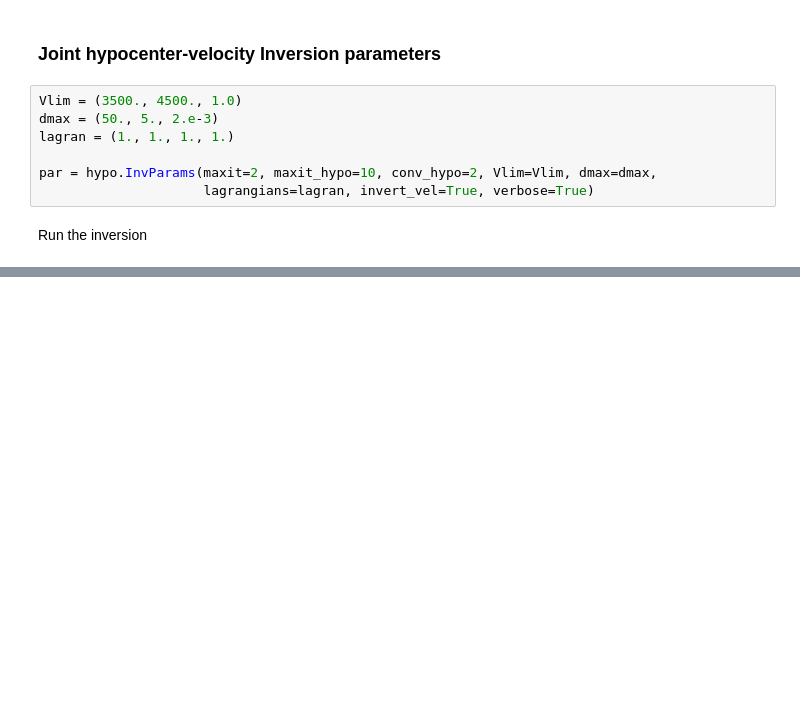
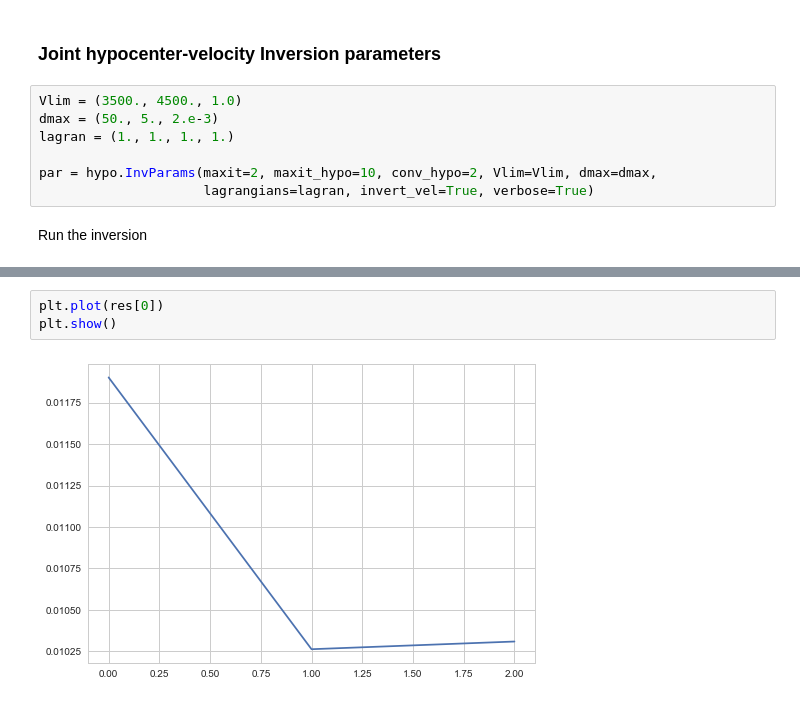
Before and after one commit to groupeLIAMG/hypopy, a Jupyter notebook: hypopy-tutorial.ipynb, the cells around one changed output, grey strips where cells are left out. Cells and saved outputs as stored; diff of their text form; blank space fills up the shorter version.

```diff
--- a/hypopy-tutorial.ipynb
+++ b/hypopy-tutorial.ipynb
@@ -235,0 +240,5 @@ Iteration 2 - Updating velocity model
+# %%
+plt.plot(res[0])
+plt.show()
+# %% [output]
+[figure, added]
```
Also changed, not shown: parts of 5 cells of this notebook, 1 other file.
